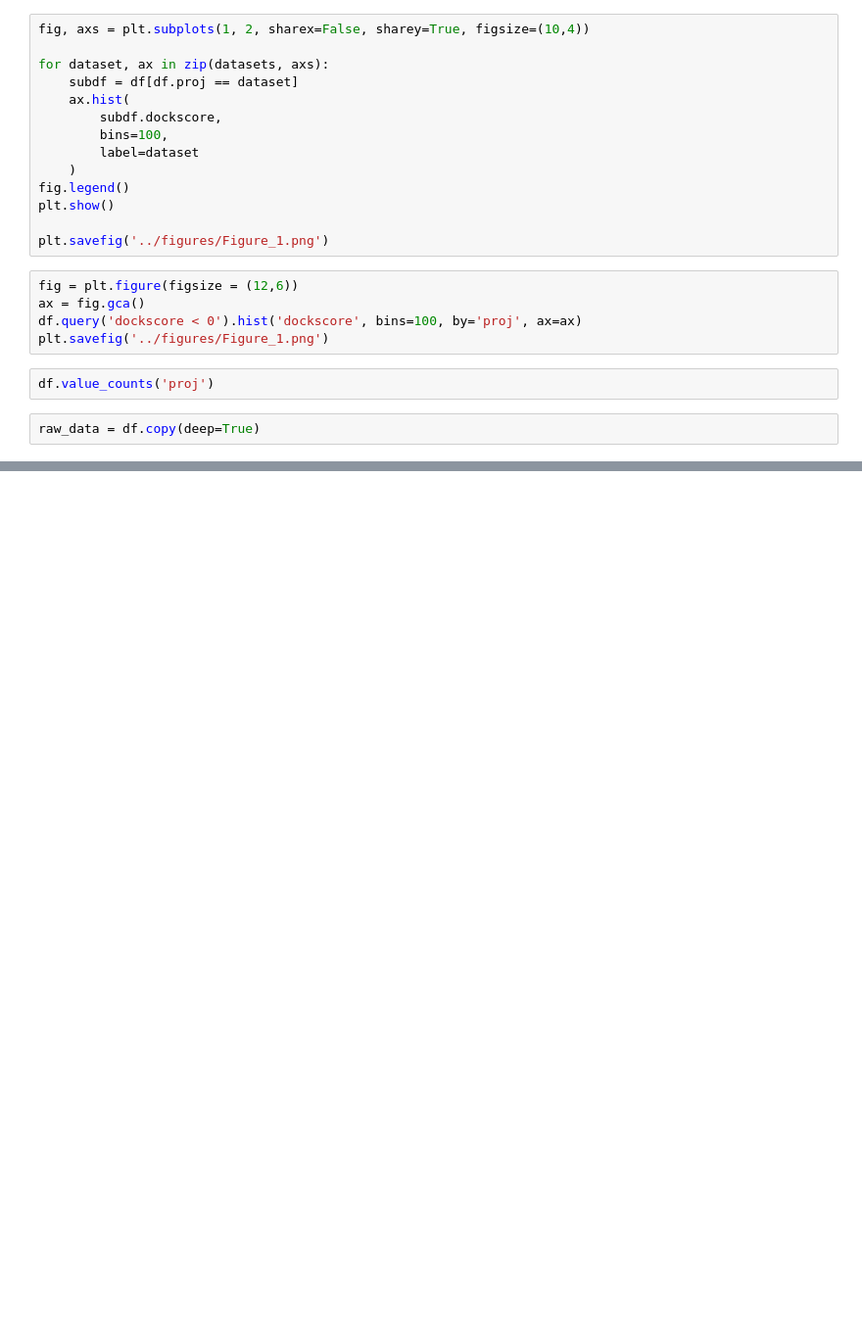
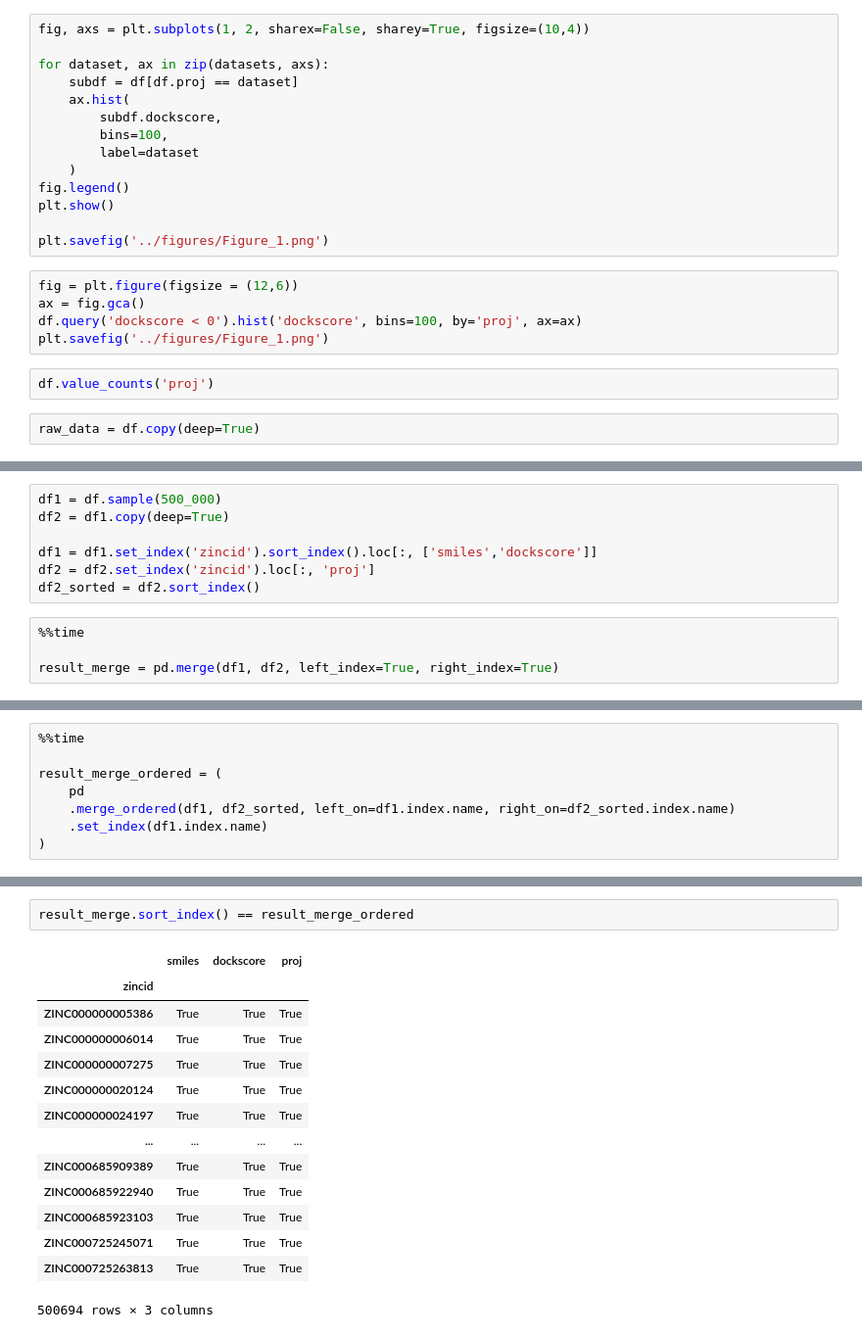
Before and after one commit to marinegor/Linear-accelerated-docking, a Jupyter notebook: notebooks/Figure_1_dataset_description.ipynb, the cells around one changed output, grey strips where cells are left out. Shown: that part at 98% size. Cells and saved outputs as stored; diff of their text form; blank space fills up the shorter version.

```diff
--- a/notebooks/Figure_1_dataset_description.ipynb
+++ b/notebooks/Figure_1_dataset_description.ipynb
@@ -133,0 +156,11 @@ raw_data = df.copy(deep=True)
+# %%
+df1 = df.sample(500_000)
+df2 = df1.copy(deep=True)
+
+df1 = df1.set_index('zincid').sort_index().loc[:, ['smiles','dockscore']]
+df2 = df2.set_index('zincid').loc[:, 'proj']
+df2_sorted = df2.sort_index()
+# %%
+%%time
+
+result_merge = pd.merge(df1, df2, left_index=True, right_index=True)
@@ -133,0 +177,8 @@ raw_data = df.copy(deep=True)
+# %%
+%%time
+
+result_merge_ordered = (
+    pd
+    .merge_ordered(df1, df2_sorted, left_on=df1.index.name, right_on=df2_sorted.index.name)
+    .set_index(df1.index.name)
+)
@@ -133,0 +188,17 @@ raw_data = df.copy(deep=True)
+# %%
+result_merge.sort_index() == result_merge_ordered
+# %% [output]
+|  | smiles | dockscore | proj |
+| zincid |  |  |  |
+| ZINC000000005386 | True | True | True |
+| ZINC000000006014 | True | True | True |
+| ZINC000000007275 | True | True | True |
+| ZINC000000020124 | True | True | True |
+| ZINC000000024197 | True | True | True |
+| ... | ... | ... | ... |
+| ZINC000685909389 | True | True | True |
+| ZINC000685922940 | True | True | True |
+| ZINC000685923103 | True | True | True |
+| ZINC000725245071 | True | True | True |
+| ZINC000725263813 | True | True | True |
+500694 rows × 3 columns
```
Also changed, not shown: parts of 10 cells of this notebook, 1 other file.
